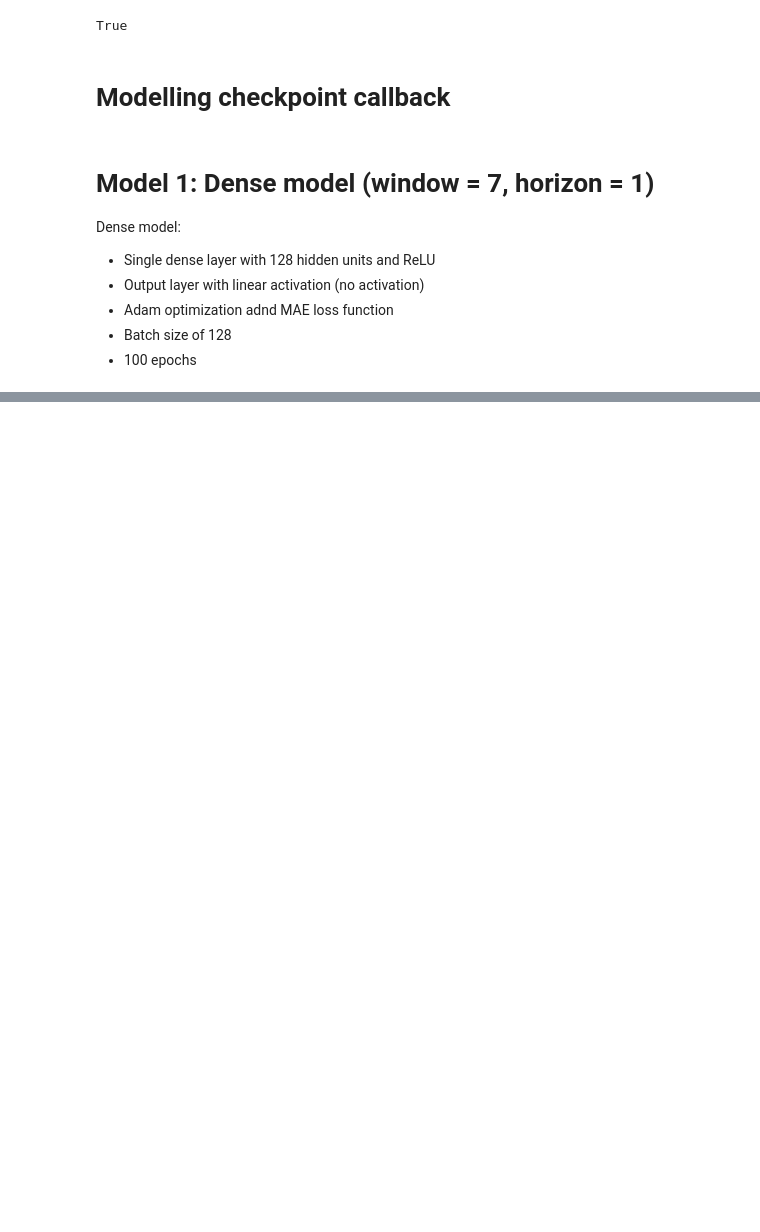
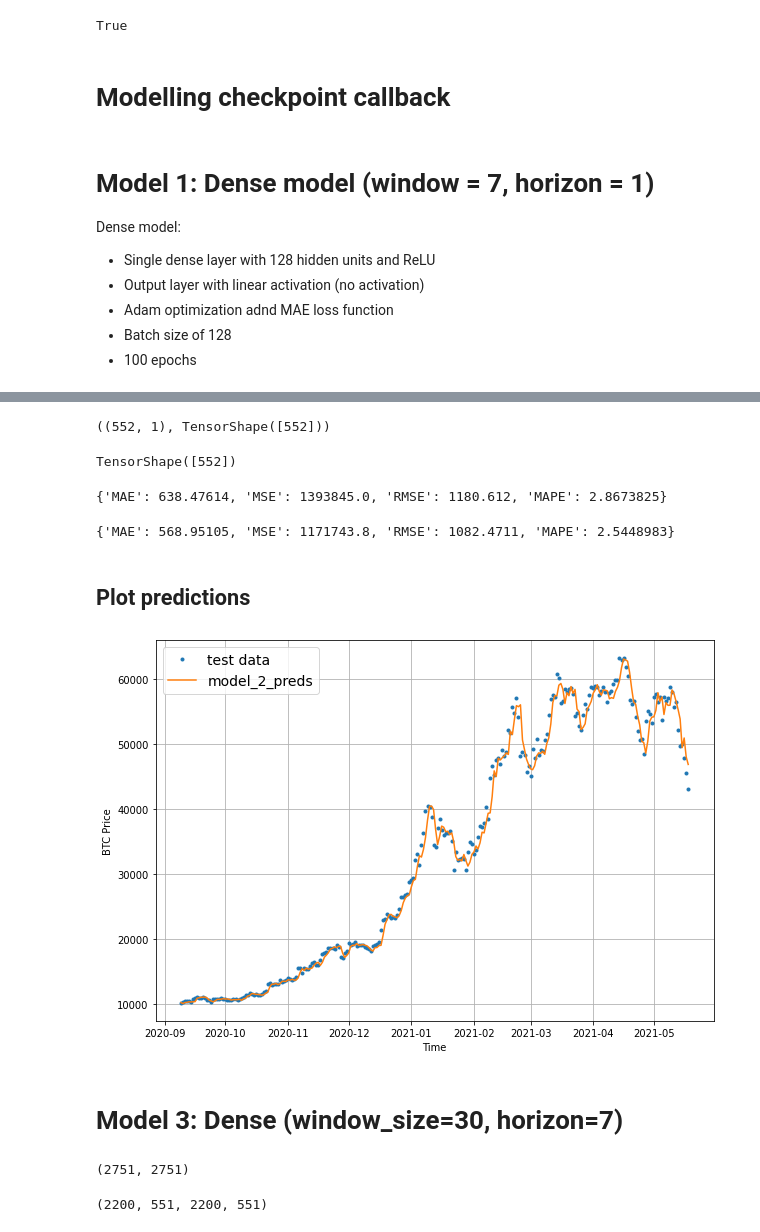
Before and after one commit to Krykiet/TF_training, a Jupyter notebook: 10_time_series.ipynb, the cells around one changed output, grey strips where cells are left out. Saved outputs shown, nothing was run; the diff lists cells and outputs as text; code cells hidden in the pictures; blank space fills up the shorter version.

```diff
--- a/10_time_series.ipynb
+++ b/10_time_series.ipynb
@@ -628,0 +716,4 @@ model_1.evaluate(test_windows, test_labels)
+# %%
+# Load in best performing model
+model_2 = tf.keras.models.load_model("/content/model_experiments/model_2_dense")
+model_2.evaluate(test_windows, test_labels)
@@ -628,0 +723,4 @@ model_1.evaluate(test_windows, test_labels)
+# %%
+# Get forecast predictions
+model_2_preds = make_preds(model_2,
+                           input_data=test_windows)
@@ -628,0 +729,50 @@ model_1.evaluate(test_windows, test_labels)
+# %%
+test_labels.shape, model_2_preds.shape
+# %% [output]
+((552, 1), TensorShape([552]))
+# %%
+tf.squeeze(test_labels).shape
+# %% [output]
+TensorShape([552])
+# %%
+# Evaluate results for model 2 predictions
+model_2_results = evaluate_preds(y_true=tf.squeeze(test_labels),
+                                 y_pred=model_2_preds)
+model_2_results
+# %% [output]
+{'MAE': 638.47614, 'MSE': 1393845.0, 'RMSE': 1180.612, 'MAPE': 2.8673825}
+# %%
+model_1_results
+# %% [output]
+{'MAE': 568.95105, 'MSE': 1171743.8, 'RMSE': 1082.4711, 'MAPE': 2.5448983}
+# %% [markdown]
+## Plot predictions
+# %%
+offset = 300
+plt.figure(figsize=(10, 7))
+# Account for test_window offset when plotting
+plot_time_series(timesteps=X_test[-len(test_windows):], values=test_labels[:, 0], start=offset, label="test data")
+plot_time_series(timesteps=X_test[-len(test_windows):], values=model_2_preds, start=offset, format="-", label="model_2_preds")
+# %% [output]
+[figure, added]
+# %% [markdown]
+# Model 3: Dense (window_size=30, horizon=7)
+# %%
+# Setting constants
+WINDOW_SIZE = 30
+HORIZON = 7
+
+# Make windows
+full_windows, full_labels = make_windows(prices, window_size=WINDOW_SIZE, horizon=HORIZON)
+len(full_windows), len(full_labels)
+# %% [output]
+(2751, 2751)
+# %%
+# Make train and testing windows
+train_windows, test_windows, train_labels, test_labels = make_train_test_splits(windows=full_windows,
+                                                                                labels=full_labels,
+                                                                                test_split=0.2)
+
+len(train_windows), len(test_windows), len(train_labels), len(test_labels)
+# %% [output]
+(2200, 551, 2200, 551)
```
Also changed, not shown: parts of 52 cells of this notebook.
